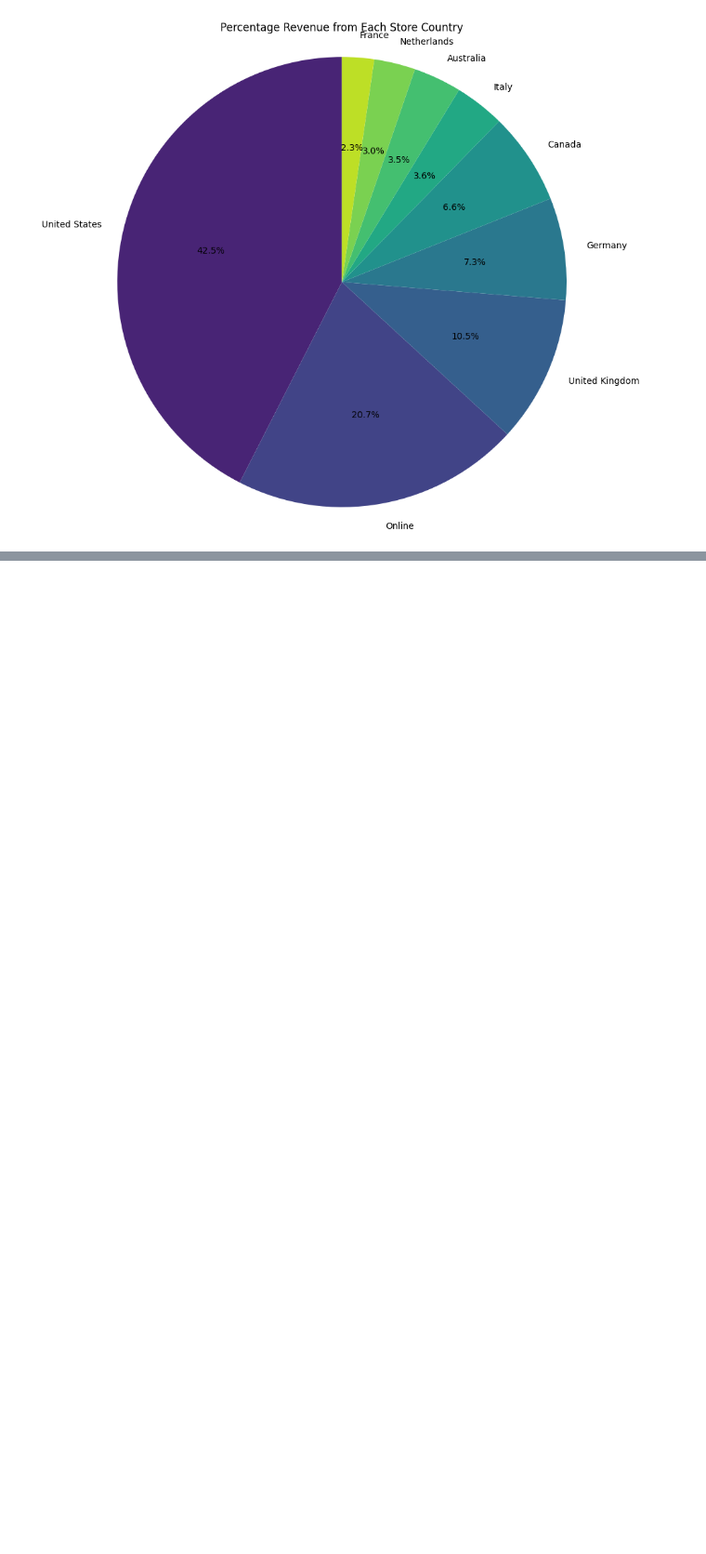
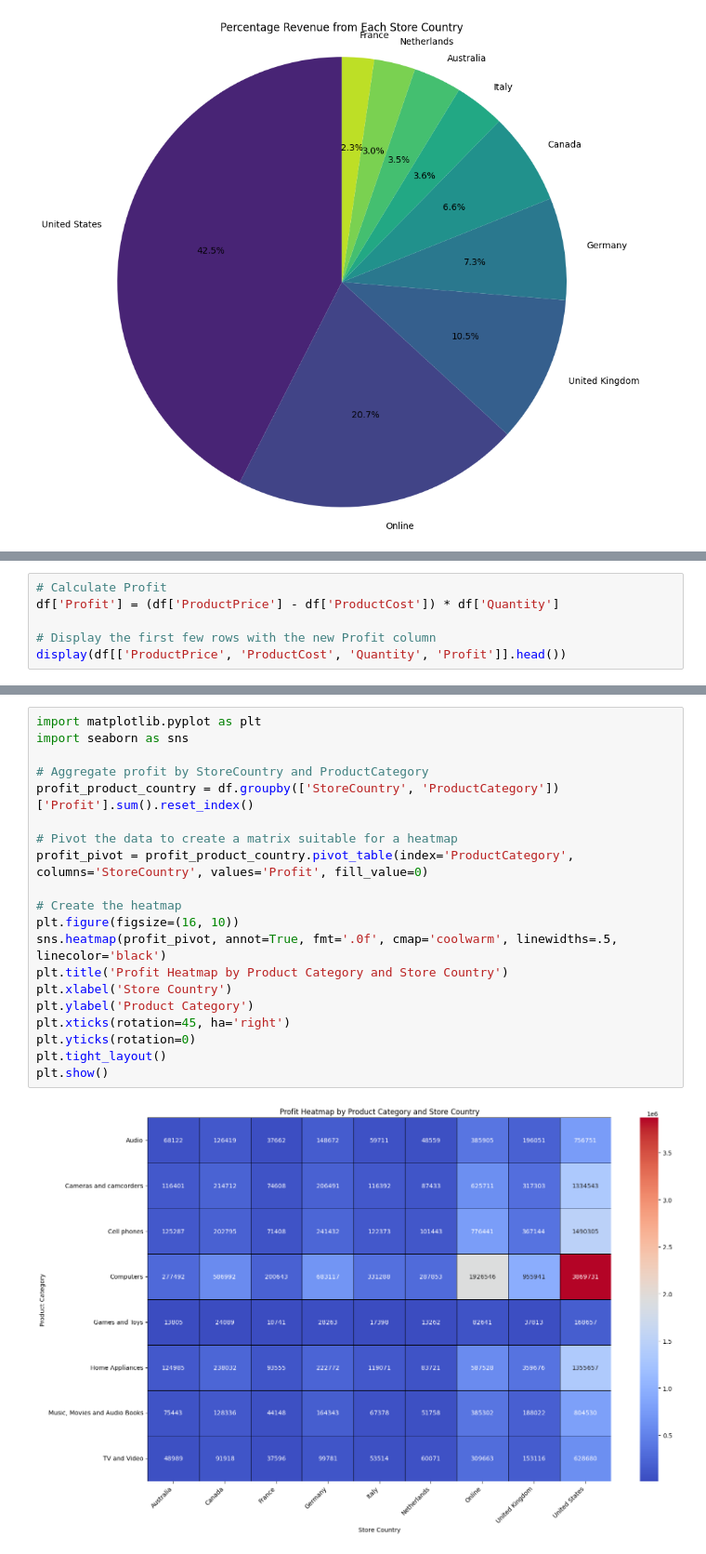
Before and after one commit to reyhan1997/Transaction-data-exploration, a Jupyter notebook: transactions_explore_version_July_22.ipynb, the cells around one changed output, grey strips where cells are left out. Shown at 93% size. Drawn from its saved outputs; the diff is of its cells as text; blank space fills up the shorter version.

```diff
--- a/transactions_explore_version_July_22.ipynb
+++ b/transactions_explore_version_July_22.ipynb
@@ -478,0 +560,6 @@ plt.show()
+# %%
+# Calculate Profit
+df['Profit'] = (df['ProductPrice'] - df['ProductCost']) * df['Quantity']
+
+# Display the first few rows with the new Profit column
+display(df[['ProductPrice', 'ProductCost', 'Quantity', 'Profit']].head())
@@ -478,0 +573,22 @@ plt.show()
+# %%
+import matplotlib.pyplot as plt
+import seaborn as sns
+
+# Aggregate profit by StoreCountry and ProductCategory
+profit_product_country = df.groupby(['StoreCountry', 'ProductCategory'])['Profit'].sum().reset_index()
+
+# Pivot the data to create a matrix suitable for a heatmap
+profit_pivot = profit_product_country.pivot_table(index='ProductCategory', columns='StoreCountry', values='Profit', fill_value=0)
+
+# Create the heatmap
+plt.figure(figsize=(16, 10))
+sns.heatmap(profit_pivot, annot=True, fmt='.0f', cmap='coolwarm', linewidths=.5, linecolor='black')
+plt.title('Profit Heatmap by Product Category and Store Country')
+plt.xlabel('Store Country')
+plt.ylabel('Product Category')
+plt.xticks(rotation=45, ha='right')
+plt.yticks(rotation=0)
+plt.tight_layout()
+plt.show()
+# %% [output]
+[figure, added]
```
Also changed, not shown: parts of 12 cells of this notebook.
